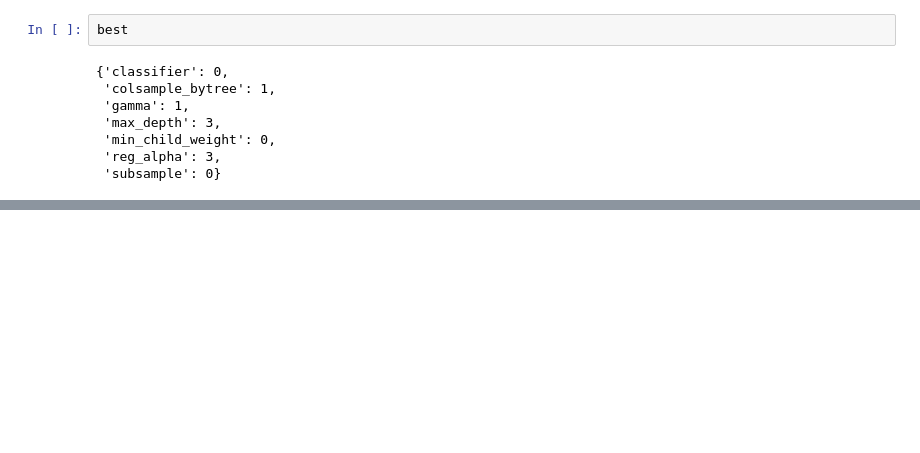
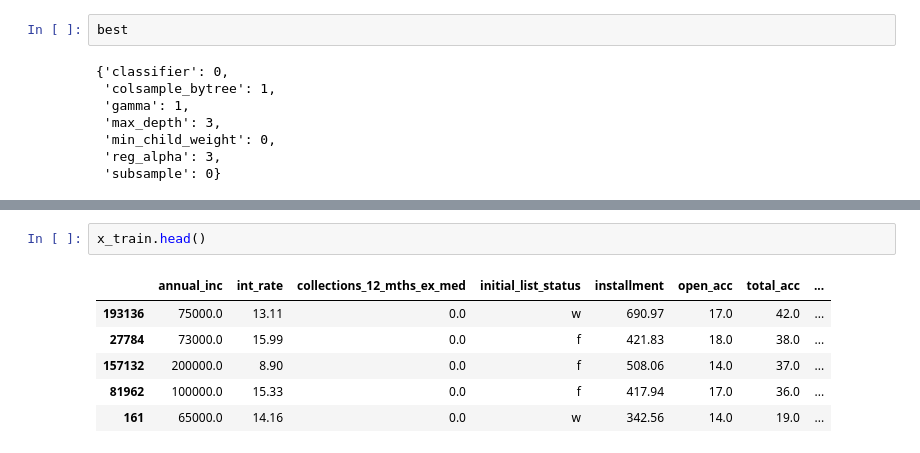
Before and after one commit to Anastasiyabordak/ODS_training, a Jupyter notebook: Models.ipynb, the cells around one changed output, grey strips where cells are left out. Saved outputs shown, nothing was run; the diff lists cells and outputs as text; blank space fills up the shorter version.

```diff
--- a/Models.ipynb
+++ b/Models.ipynb
@@ -630,0 +634,9 @@ print(t)
+# %%
+x_train.head()
+# %% [output]
+|  | annual_inc | int_rate | collections_12_mths_ex_med | initial_list_status | installment | open_acc | total_acc | ... |
+| 193136 | 75000.0 | 13.11 | 0.0 | w | 690.97 | 17.0 | 42.0 | ... |
+| 27784 | 73000.0 | 15.99 | 0.0 | f | 421.83 | 18.0 | 38.0 | ... |
+| 157132 | 200000.0 | 8.90 | 0.0 | f | 508.06 | 14.0 | 37.0 | ... |
+| 81962 | 100000.0 | 15.33 | 0.0 | f | 417.94 | 17.0 | 36.0 | ... |
+| 161 | 65000.0 | 14.16 | 0.0 | w | 342.56 | 14.0 | 19.0 | ... |
```
Also changed, not shown: parts of 16 cells of this notebook.
